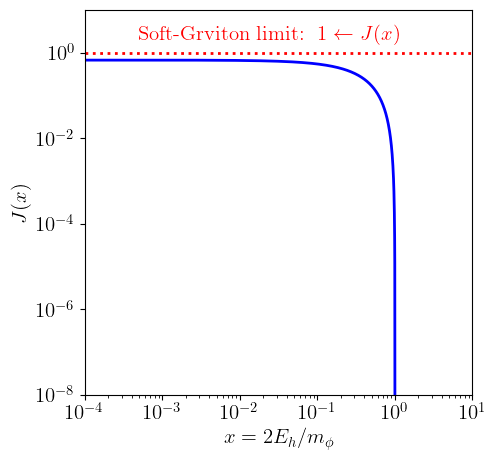
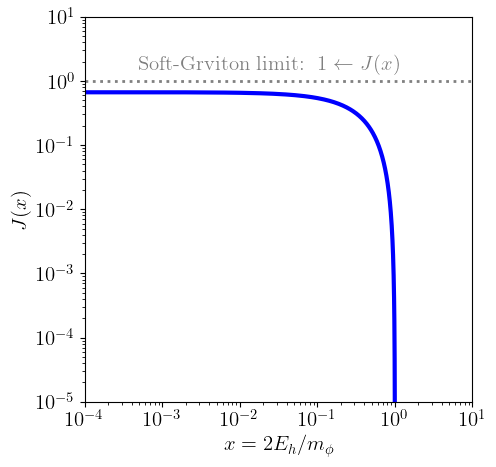
The notebook cell's code change between the first figure and the second:
--- before
+++ after
@@ -1,5 +1,5 @@
 fig, ax = plt.subplots(figsize=(5,5))
-ax.plot(x_grid, J_grid,'b' ,lw=2)
-ax.axhline(y = 1, color = 'r', linestyle = ':',linewidth=2) 
+ax.plot(x_grid, J_grid,'b' ,lw=3)
+ax.axhline(y = 1, color = 'gray', linestyle = ':',linewidth=2) 
 ax.set_xscale("log")
 ax.set_xlabel(r'$x = 2E_h/m_\phi$')
@@ -8,7 +8,9 @@
 ax.set_xscale('log')
 ax.set_yscale('log')
-plt.text(5*1e-4, 2, r'$\text{Soft-Grviton limit:}~~1 \leftarrow J(x)$', color = "r", size=15, rotation=0)
+plt.text(5*1e-4, 1.5, r'$\text{Soft-Grviton limit:}~~1 \leftarrow J(x)$', color = "gray", size=15, rotation=0)
 
 ax.set_xlim(1e-4, 1e1)
-ax.set_ylim(1e-8, 1e1)
+ax.set_ylim(1e-5, 1e1)
+# ax.legend(loc='upper left', bbox_to_anchor=(0.03, 1), prop={'size': 15})
+plt.savefig("./Jx.pdf", bbox_inches="tight")
 plt.show()

Commit: Add files via upload